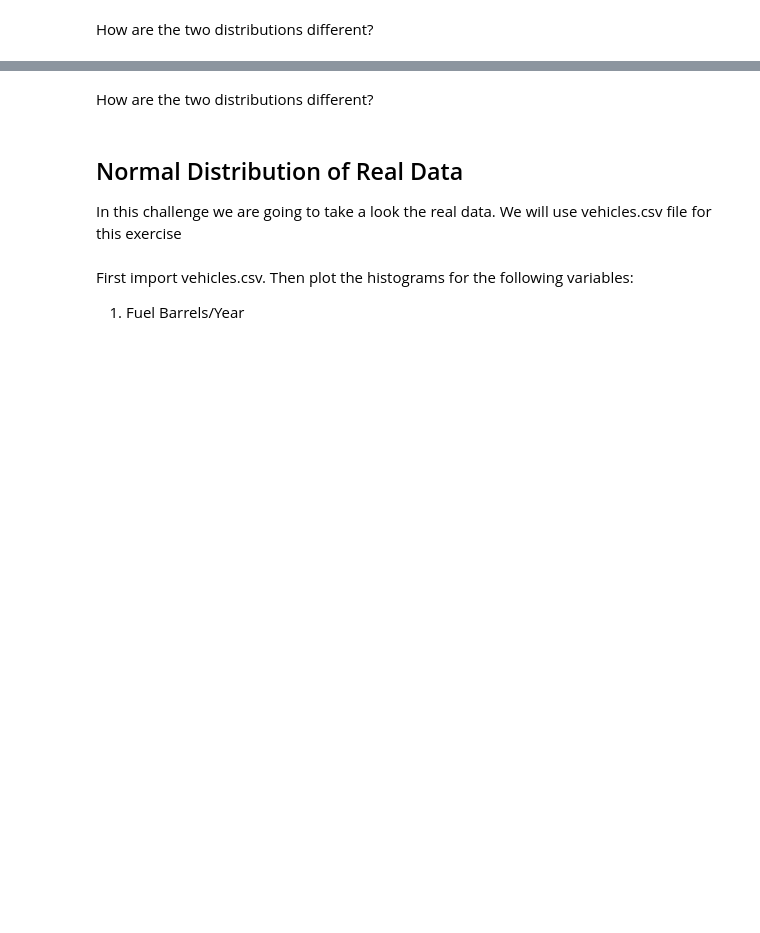
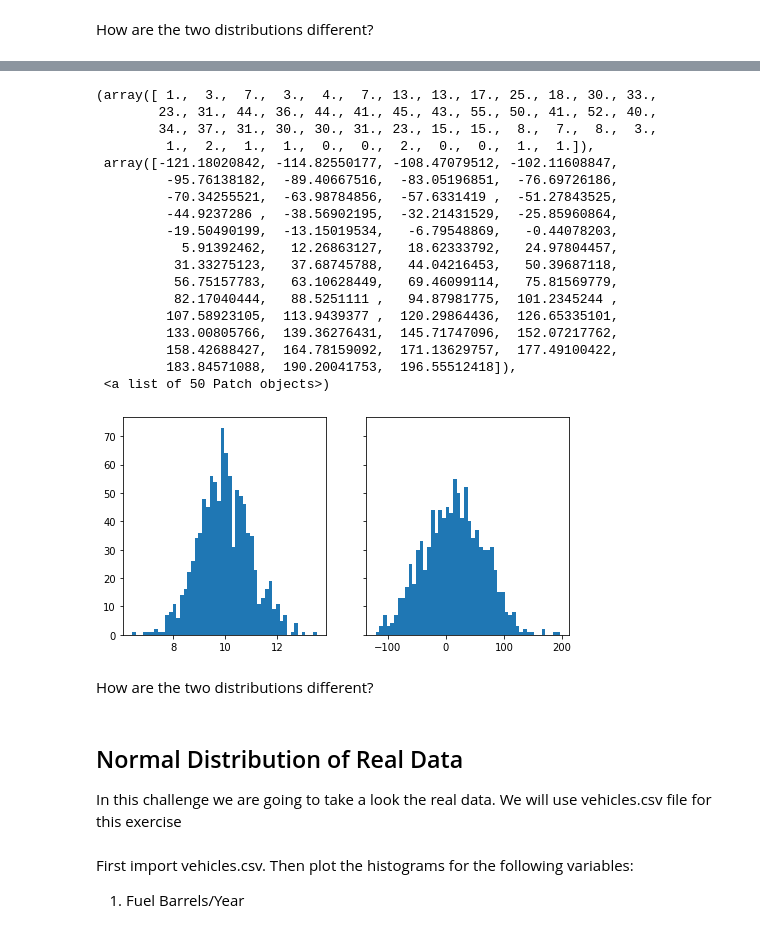
Before and after one commit to ta-data-lis/lab-probability-distributions, a Jupyter notebook: your-code/continuous.ipynb, the cells around one changed output, grey strips where cells are left out. Cells and saved outputs as stored; diff of their text form; code cells hidden in the pictures; blank space fills up the shorter version.

```diff
--- a/your-code/continuous.ipynb
+++ b/your-code/continuous.ipynb
@@ -64,3 +96,36 @@ Expected output:
+# %%
+# your code here
+import matplotlib.pyplot as plt
+from scipy.stats import norm
+def nor(mean,stdev,size):
+    return norm.rvs(mean,stdev,size)
+
+x1 = nor(10, 1, 1000)
+x2 = nor(10, 50, 1000)
+
+fig, axs = plt.subplots(1,2, sharey=True, figsize=(8,4))
+axs[0].hist(x1, bins=50)
+axs[1].hist(x2, bins=50)
+# %% [output]
+(array([ 1.,  3.,  7.,  3.,  4.,  7., 13., 13., 17., 25., 18., 30., 33.,
+        23., 31., 44., 36., 44., 41., 45., 43., 55., 50., 41., 52., 40.,
+        34., 37., 31., 30., 30., 31., 23., 15., 15.,  8.,  7.,  8.,  3.,
+         1.,  2.,  1.,  1.,  0.,  0.,  2.,  0.,  0.,  1.,  1.]),
+ array([-121.18020842, -114.82550177, -108.47079512, -102.11608847,
+         -95.76138182,  -89.40667516,  -83.05196851,  -76.69726186,
+         -70.34255521,  -63.98784856,  -57.6331419 ,  -51.27843525,
+         -44.9237286 ,  -38.56902195,  -32.21431529,  -25.85960864,
+         -19.50490199,  -13.15019534,   -6.79548869,   -0.44078203,
+           5.91392462,   12.26863127,   18.62333792,   24.97804457,
+          31.33275123,   37.68745788,   44.04216453,   50.39687118,
+          56.75157783,   63.10628449,   69.46099114,   75.81569779,
+          82.17040444,   88.5251111 ,   94.87981775,  101.2345244 ,
+         107.58923105,  113.9439377 ,  120.29864436,  126.65335101,
+         133.00805766,  139.36276431,  145.71747096,  152.07217762,
+         158.42688427,  164.78159092,  171.13629757,  177.49100422,
+         183.84571088,  190.20041753,  196.55512418]),
+ <a list of 50 Patch objects>)
+[figure, added]
 # %% [markdown]
 How are the two distributions different?
 # %%
```
Also changed, not shown: parts of 18 cells of this notebook.
